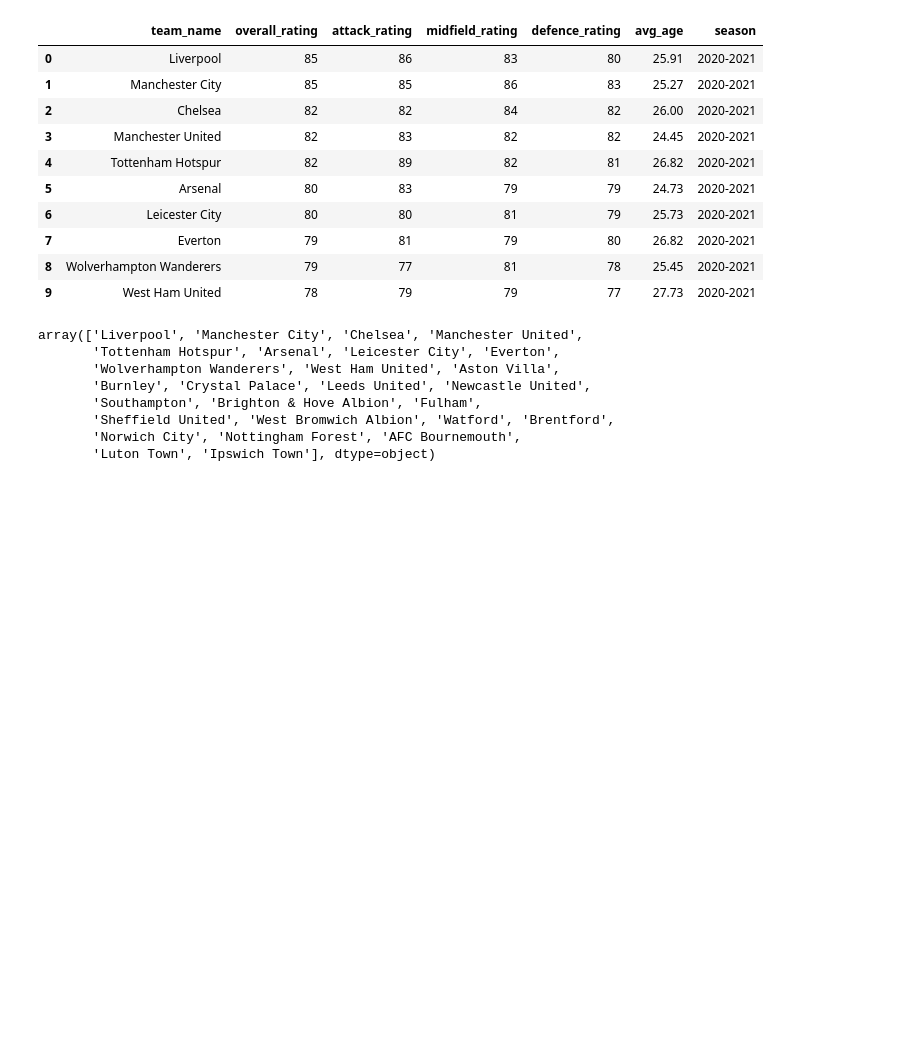
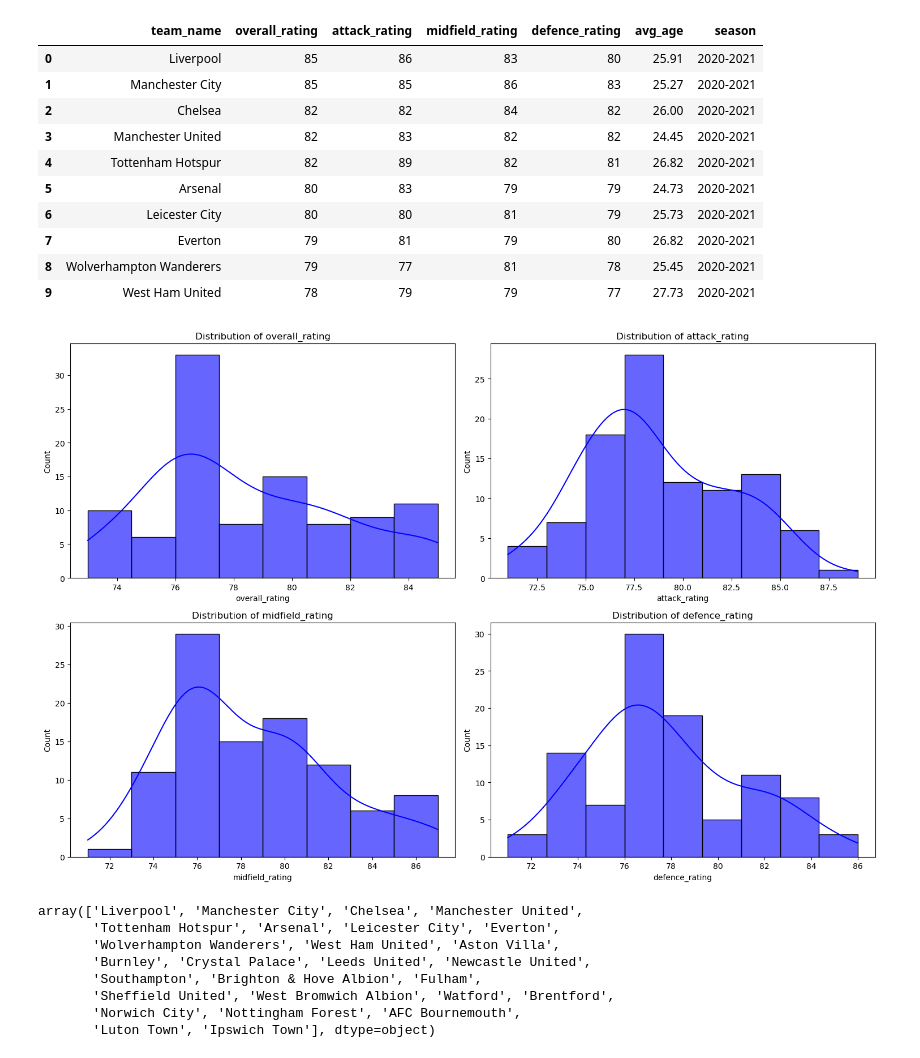
Before and after one commit to Viperoxz/Football-Predicting, a Jupyter notebook: notebooks/preprocessing/prepare_layer1.ipynb, the cells around one changed output. Saved outputs shown, nothing was run; the diff lists cells and outputs as text; code cells hidden in the pictures; blank space fills up the shorter version.

```diff
--- a/notebooks/preprocessing/prepare_layer1.ipynb
+++ b/notebooks/preprocessing/prepare_layer1.ipynb
@@ -147,6 +149,27 @@ fifa_data.head(10)
 | 7 | Everton | 79 | 81 | 79 | 80 | 26.82 | 2020-2021 |
 | 8 | Wolverhampton Wanderers | 79 | 77 | 81 | 78 | 25.45 | 2020-2021 |
 | 9 | West Ham United | 78 | 79 | 79 | 77 | 27.73 | 2020-2021 |
+# %%
+import math
+stat_features = ['overall_rating',
+                  'attack_rating', 'midfield_rating', 'defence_rating']
+num_features = len(stat_features)
+cols = 2
+rows = math.ceil(num_features / cols)
+fig, axes = plt.subplots(rows, cols, figsize=(15, rows * 5))
+axes = axes.flatten()
+for i, feature in enumerate(stat_features):
+    sns.histplot(fifa_data[feature], kde=True, ax=axes[i], color='blue', alpha=0.6)
+    axes[i].set_title(f'Distribution of {feature}')
+    axes[i].set_xlabel(feature)
+    axes[i].set_ylabel('Count')
+for j in range(i + 1, len(axes)):
+    fig.delaxes(axes[j])
+
+plt.tight_layout()
+plt.show()
+# %% [output]
+[figure, added]
 # %%
 fifa_data['team_name'].unique()
 # %% [output]
```
Also changed, not shown: parts of 1 cell of this notebook, 22 other files.
